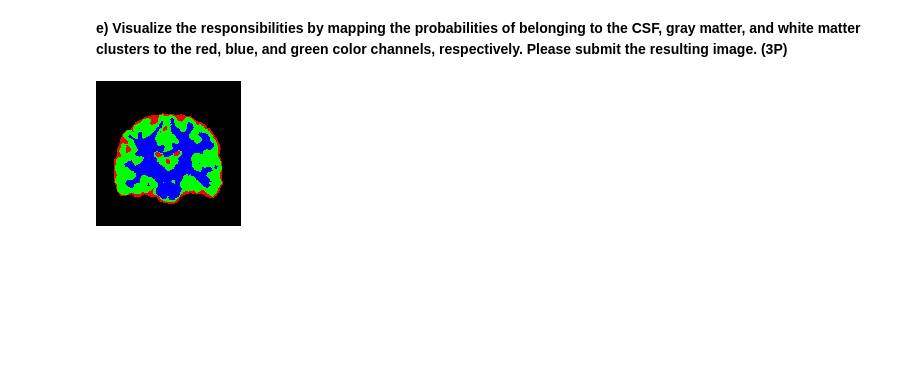
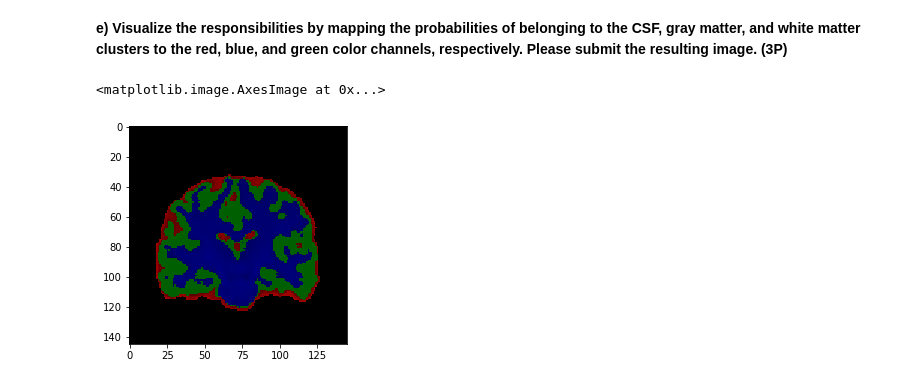
Before and after one commit to brucetony/VisComp, a Jupyter notebook: vclsi-4_Clustering-and-Img-Segmentation/vclsi-4-Schultz-Ibarra.ipynb, the cells around one changed output. Drawn from its saved outputs; the diff is of its cells as text; code cells hidden in the pictures; blank space fills up the shorter version.

Commit message:
Updated with latest results and functions

```diff
--- a/vclsi-4_Clustering-and-Img-Segmentation/vclsi-4-Schultz-Ibarra.ipynb
+++ b/vclsi-4_Clustering-and-Img-Segmentation/vclsi-4-Schultz-Ibarra.ipynb
@@ -109,15 +99,3 @@ Gaussians, capturing corticospinal
 uid (dark), gray matter (medium), or white matter (bright).
 To start this process, initialize the parameters of a three-compartment GMM to some reasonable
 values and use them to compute the responsibilities pik of cluster k for pixel i. (4P)**
-# %%
-# Segmentation with Gaussian Mixture Model
-# Generate numpy array to initialize GMM with, use random pixel numbers and theorized pixel peak values
-points_init = np.array([[1, 2, 3], peak_values]).transpose()
-
-gmm_data = np.column_stack(enumerate(mf_img[binary_mask])).transpose()  # Enumerate pixels with their grayscale values
-gmm = mixture.GaussianMixture(n_components=3, means_init=points_init)  # 3 clusters
-gmm.fit(gmm_data)  # Estimate model parameters with the EM algorithm
-
-# "Responsibility" = conditional probability of point i belonging to cluster k
-responsibilities = gmm.predict_proba(gmm_data)
-cluster_predict = gmm.predict(gmm_data)
@@ -124,40 +225,36 @@ cluster_predict = gmm.predict(gmm_data)
+# %%
+# Create 2D array with pixel number (x value) and pixel intensity (y value)
+gmm_data = np.column_stack(enumerate(mf_img[binary_mask])).transpose()
+points_init = np.array([[1, 2, 3], peak_values]).transpose()
+
+# Use homemade GMM functions to predict pixel clustering using only 1 iteration and no optimization
+mix_coeff, sigma, means, responsibilities = GMM_convergence(gmm_data, 3,
+                                                            iterations=iter, means_init=points_init, only_init=True)
+
+cluster_predictions = [np.argmax(sample) for sample in responsibilities]
+cluster_probabilities = [np.amax(sample) for sample in responsibilities]
 # %% [markdown]
 **e) Visualize the responsibilities by mapping the probabilities of belonging to the CSF, gray matter,
 and white matter clusters to the red, blue, and green color channels, respectively. Please submit
 the resulting image. (3P)**
-# %%
-def pixel_cluster_matcher(mask_template, cluster_assignment_list, cluster_number):
-    '''
-    Uses a mask template to determine pixel location and iterates over new mask, changing Boolean\
-    values to false if they don't match cluster_number
-    :param mask_template: Mask_template to use to determine pixels of interest to change bool values
-    :param cluster_assignment_list: 1D array with cluster assignment for every pixel that is True in mask_template
-    :param cluster_number: Which cluster you are building this mask for
-    :return: Mask with True values for only pixels at specified cluster_number location
-    '''
-    new_mask = mask_template.copy()
-    k = 0
-    for pixel in np.nditer(new_mask, op_flags=['readwrite']):
-        if pixel[...]:
-            if cluster_assignment_list[k] != cluster_number:
-                pixel[...] = False
-            k += 1
-    return new_mask
-
-# Map responsibilities/cluster predictions to image
-prime_colors = [[255, 0, 0], [0, 255, 0], [0, 0, 255]]  # Define primary colors [R, G, B]
-gmm_img = bin_masked_img.copy()
-gmm_img = color.gray2rgb(gmm_img)
-
-# Create masks for CSF, gray/white matter then assign them color layers
-csf_mask = pixel_cluster_matcher(binary_mask, cluster_predict, 0)
-gray_mask = pixel_cluster_matcher(binary_mask, cluster_predict, 1)
-white_mask = pixel_cluster_matcher(binary_mask, cluster_predict, 2)
-
-gmm_img[csf_mask] = [0, 255, 0]
-gmm_img[gray_mask] = [255, 0, 0]
-gmm_img[white_mask] = [0, 0, 255]
-
-Image('GMM_image.png')
-# %% [output]
-[figure, removed]
+# %%
+# Copy the binary mask image and convert to RGB
+gmm_img = bin_masked_img.copy()
+gmm_img = color.gray2rgb(gmm_img)
+
+# Create masks for CSF, gray/white matter then assign them color layers
+csf_mask = pixel_cluster_matcher(binary_mask, cluster_predictions, 0)
+gray_mask = pixel_cluster_matcher(binary_mask, cluster_predictions, 1)
+white_mask = pixel_cluster_matcher(binary_mask, cluster_predictions, 2)
+
+gmm_img[csf_mask] = [255, 0, 0]
+gmm_img[gray_mask] = [0, 255, 0]
+gmm_img[white_mask] = [0, 0, 255]
+
+# Multiply each value by the probability of that pixel belonging to that class (darker == less probable)
+gmm_img[binary_mask] = [[value*cluster_probabilities[i] for value in pixel] for i, pixel in enumerate(gmm_img[binary_mask])]
+
+plt.imshow(gmm_img)
+# %% [output]
+<matplotlib.image.AxesImage at 0x...>
+[figure, added]
```
Also changed, not shown: parts of 12 cells of this notebook, 1 other file.
